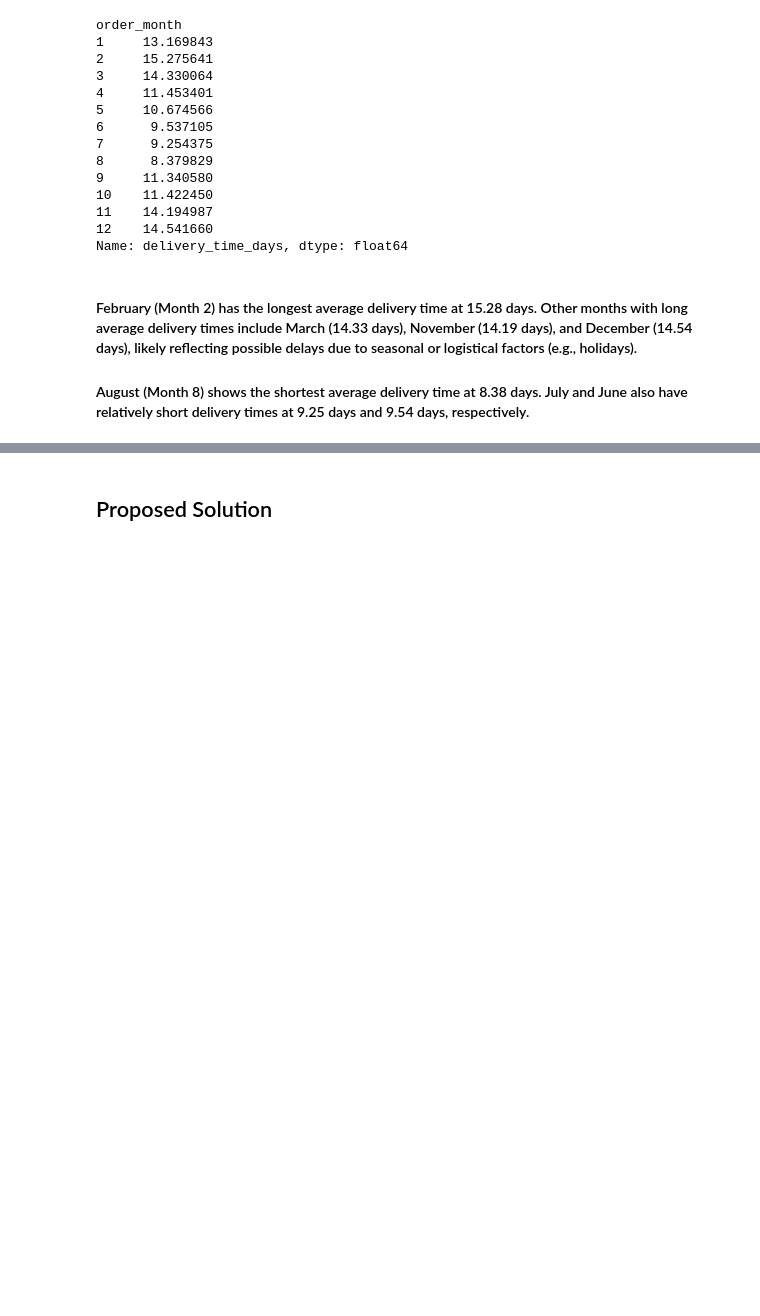
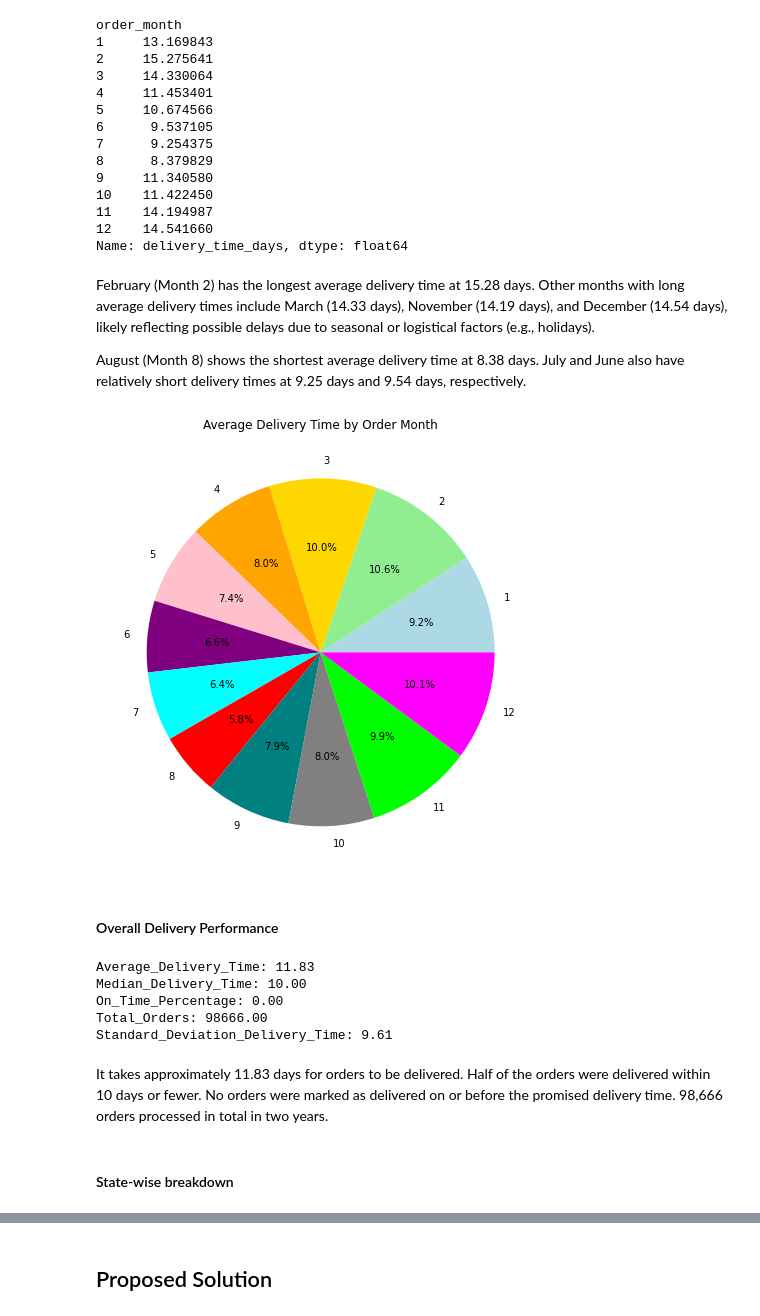
Before and after one commit to yeesoontuck/module2-project, a Jupyter notebook: notebooks/working/anjali_project2_analysis.ipynb, the cells around one changed output, grey strips where cells are left out. Saved outputs shown, nothing was run; the diff lists cells and outputs as text; code cells hidden in the pictures; blank space fills up the shorter version.

```diff
--- a/notebooks/working/anjali_project2_analysis.ipynb
+++ b/notebooks/working/anjali_project2_analysis.ipynb
@@ -187,6 +210,45 @@ order_month
 12    14.541660
 Name: delivery_time_days, dtype: float64
 # %% [markdown]
-#### February (Month 2) has the longest average delivery time at 15.28 days. Other months with long average delivery times include March (14.33 days), November (14.19 days), and December (14.54 days), likely reflecting possible delays due to seasonal or logistical factors (e.g., holidays).
+February (Month 2) has the longest average delivery time at 15.28 days. Other months with long average delivery times include March (14.33 days), November (14.19 days), and December (14.54 days), likely reflecting possible delays due to seasonal or logistical factors (e.g., holidays).
 
-#### August (Month 8) shows the shortest average delivery time at 8.38 days. July and June also have relatively short delivery times at 9.25 days and 9.54 days, respectively.
+August (Month 8) shows the shortest average delivery time at 8.38 days. July and June also have relatively short delivery times at 9.25 days and 9.54 days, respectively.
+# %%
+import matplotlib.pyplot as plt
+
+# Example: Pie chart for average delivery times by month
+monthly_delivery_mean.plot(
+    kind='pie',
+    autopct='%1.1f%%',  # Show percentage values
+    figsize=(8, 8),      # Adjust the size
+    colors=['lightblue', 'lightgreen', 'gold', 'orange', 'pink', 'purple', 'cyan', 'red', 'teal', 'gray', 'lime', 'magenta']
+)
+plt.title('Average Delivery Time by Order Month')
+plt.ylabel('')  # Hide y-axis label for better appearance
+plt.show()
+# %% [output]
+[figure, added]
+# %% [markdown]
+#### Overall Delivery Performance
+# %%
+# Calculate overall performance metrics
+overall_delivery_performance = {
+    'Average_Delivery_Time': df_orders['delivery_time_days'].mean(),
+    'Median_Delivery_Time': df_orders['delivery_time_days'].median(),
+    'On_Time_Percentage': (df_orders['on_time'].mean() * 100) if 'on_time' in df_orders else 'N/A',
+    'Total_Orders': len(df_orders),
+    'Standard_Deviation_Delivery_Time': df_orders['delivery_time_days'].std()
+}
+
+for metric, value in overall_delivery_performance.items():
+    print(f"{metric}: {value:.2f}" if isinstance(value, (int, float)) else f"{metric}: {value}")
+# %% [output]
+Average_Delivery_Time: 11.83
+Median_Delivery_Time: 10.00
+On_Time_Percentage: 0.00
+Total_Orders: 98666.00
+Standard_Deviation_Delivery_Time: 9.61
+# %% [markdown]
+It takes approximately 11.83 days for orders to be delivered. Half of the orders were delivered within 10 days or fewer. No orders were marked as delivered on or before the promised delivery time. 98,666 orders processed in total in two years.
+# %% [markdown]
+#### State-wise breakdown
```
Also changed, not shown: parts of 35 cells of this notebook.
